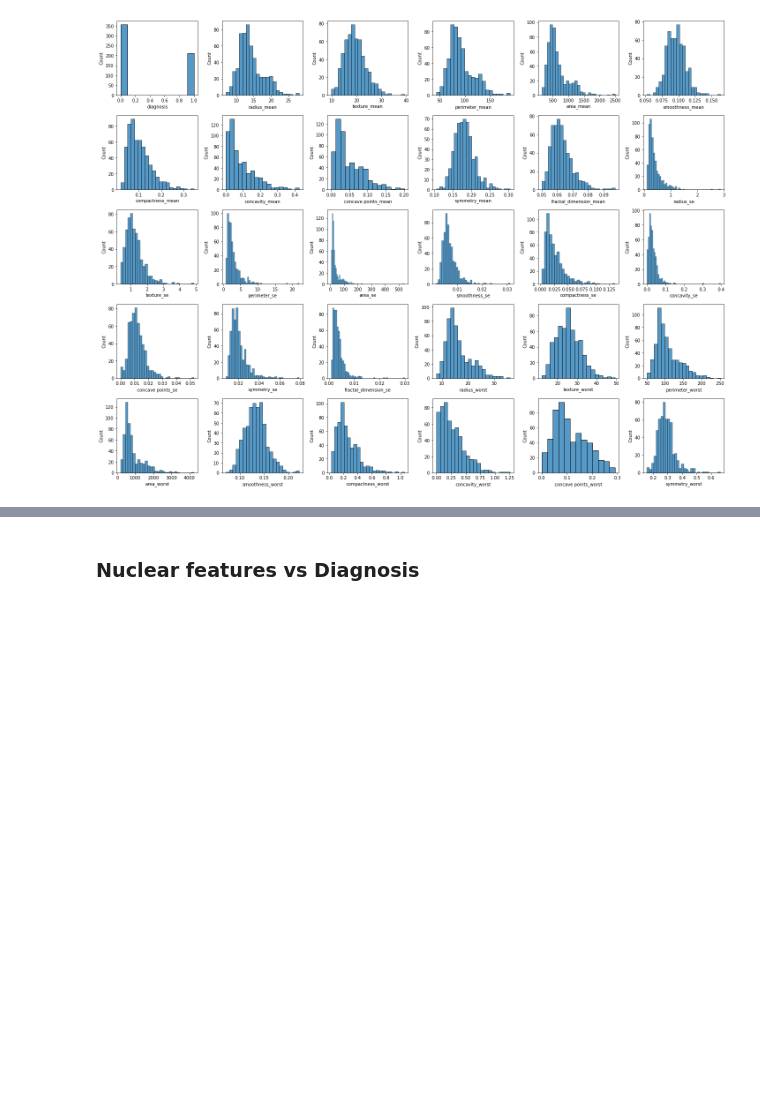
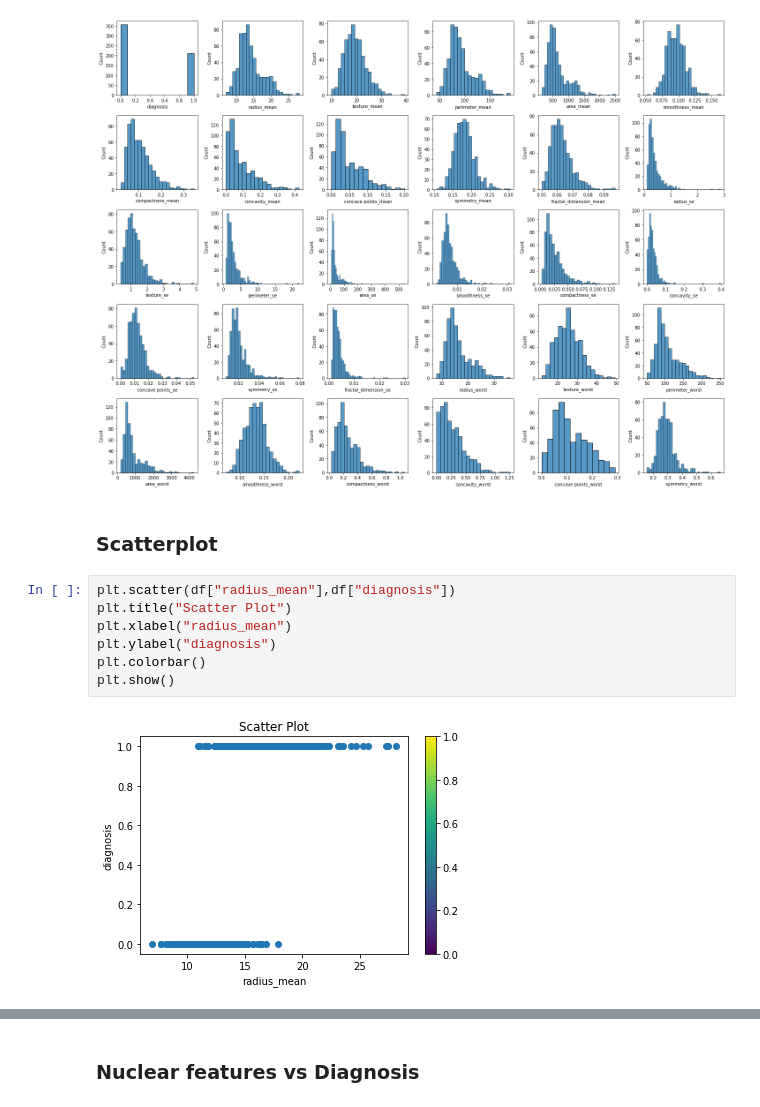
Before and after one commit to SaiBhargavShivampeta/Breast-Cancer-prediction, a Jupyter notebook: Breast Cancer prediction.ipynb, the cells around one changed output, grey strips where cells are left out. Cells and saved outputs as stored; diff of their text form; blank space fills up the shorter version.

```diff
--- a/Breast Cancer prediction.ipynb
+++ b/Breast Cancer prediction.ipynb
@@ -154,3 +154,14 @@ plt.tight_layout()
 plt.show()
 # %% [output]
 [figure]
+# %% [markdown]
+### Scatterplot
+# %%
+plt.scatter(df["radius_mean"],df["diagnosis"])
+plt.title("Scatter Plot")
+plt.xlabel("radius_mean")
+plt.ylabel("diagnosis")
+plt.colorbar()
+plt.show()
+# %% [output]
+[figure, added]
```
Also changed, not shown: parts of 26 cells of this notebook.
